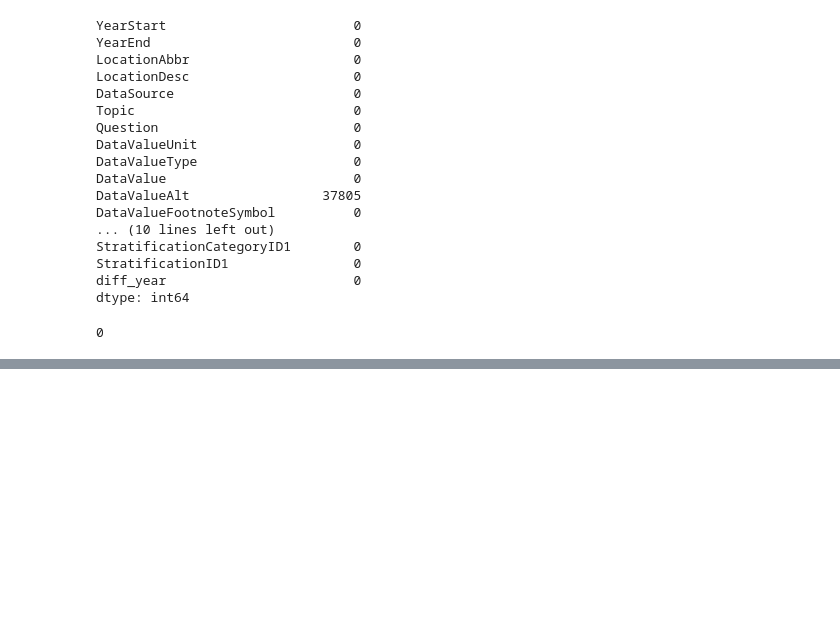
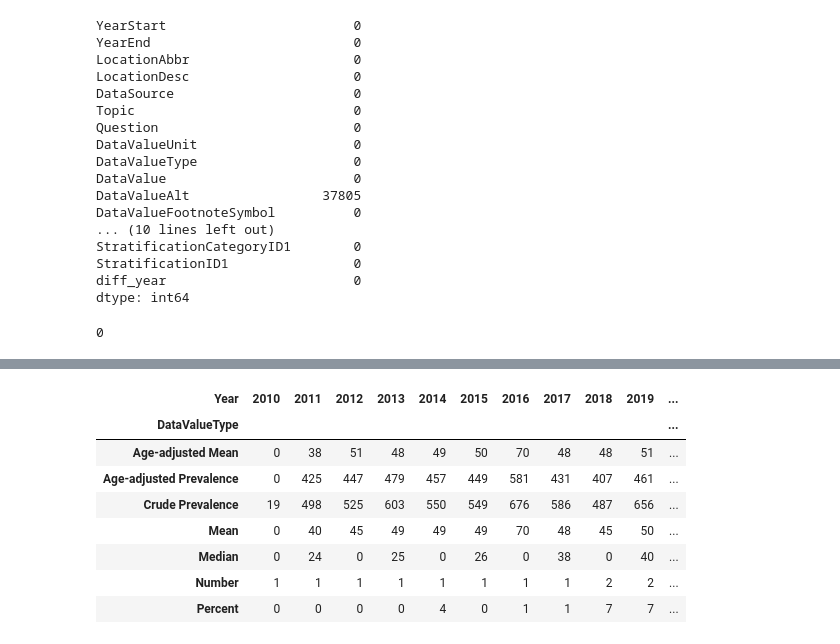
Before and after one commit to andeepl7/FProject_VisualAnalytics, a Jupyter notebook: ETL- Chronic diseases.ipynb, the cells around one changed output, grey strips where cells are left out. Cells and saved outputs as stored; diff of their text form; code cells hidden in the pictures; blank space fills up the shorter version.

```diff
--- a/ETL- Chronic diseases.ipynb
+++ b/ETL- Chronic diseases.ipynb
@@ -262,0 +391,13 @@ Name: State, dtype: int64
+# %%
+#Analyzing the DataValueTye available per year
+pd.crosstab(df_year_unincorporated.DataValueType,df_year_unincorporated.Year)
+# %% [output]
+| Year | 2010 | 2011 | 2012 | 2013 | 2014 | 2015 | 2016 | 2017 | 2018 | 2019 | ... |
+| DataValueType |  |  |  |  |  |  |  |  |  |  | ... |
+| Age-adjusted Mean | 0 | 38 | 51 | 48 | 49 | 50 | 70 | 48 | 48 | 51 | ... |
+| Age-adjusted Prevalence | 0 | 425 | 447 | 479 | 457 | 449 | 581 | 431 | 407 | 461 | ... |
+| Crude Prevalence | 19 | 498 | 525 | 603 | 550 | 549 | 676 | 586 | 487 | 656 | ... |
+| Mean | 0 | 40 | 45 | 49 | 49 | 49 | 70 | 48 | 45 | 50 | ... |
+| Median | 0 | 24 | 0 | 25 | 0 | 26 | 0 | 38 | 0 | 40 | ... |
+| Number | 1 | 1 | 1 | 1 | 1 | 1 | 1 | 1 | 2 | 2 | ... |
+| Percent | 0 | 0 | 0 | 0 | 4 | 0 | 1 | 1 | 7 | 7 | ... |
```
Also changed, not shown: parts of 26 cells of this notebook, 1 other file.
